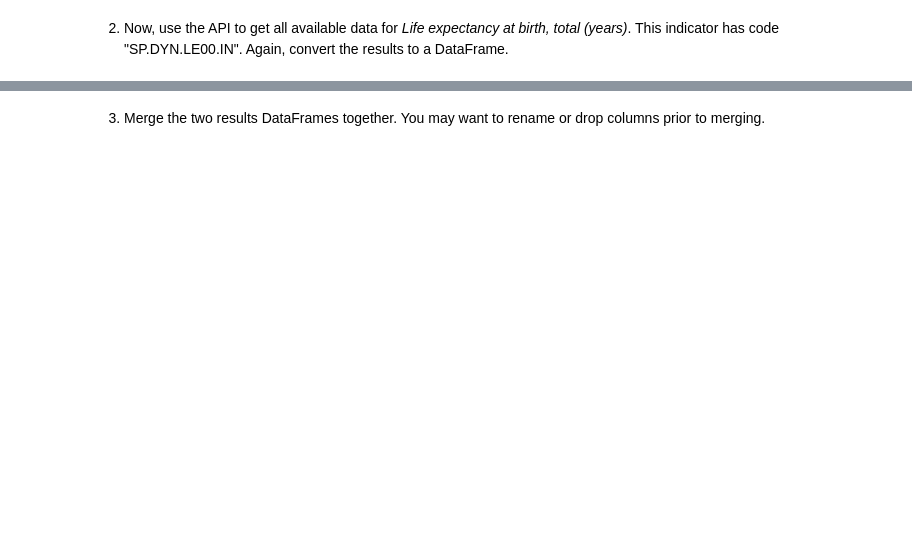
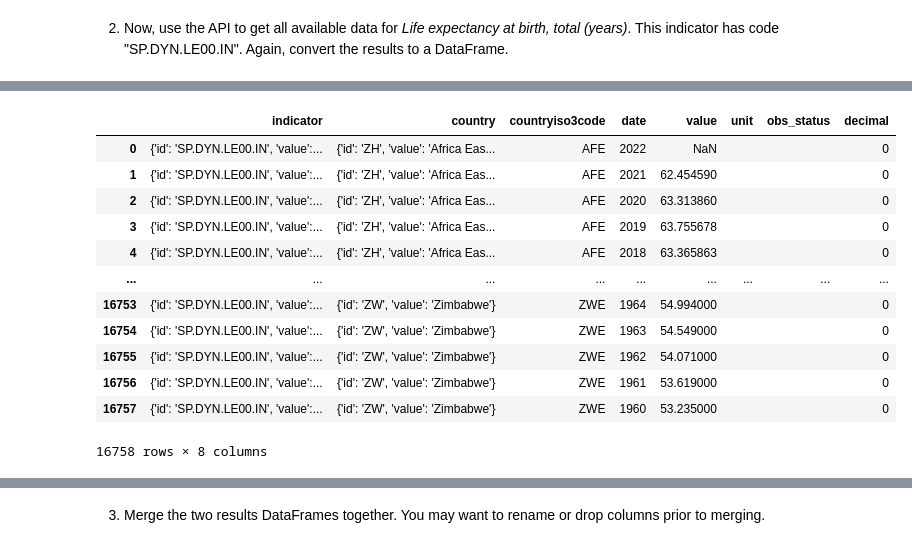
Before and after one commit to nss-data-science-cohort-7/api-exercise-brigancer, a Jupyter notebook: notebooks/UNData_API_Exercise.ipynb, the cells around one changed output, grey strips where cells are left out. Drawn from its saved outputs; the diff is of its cells as text; code cells hidden in the pictures; blank space fills up the shorter version.

```diff
--- a/notebooks/UNData_API_Exercise.ipynb
+++ b/notebooks/UNData_API_Exercise.ipynb
@@ -25,0 +114,16 @@ pd.DataFrame(response.json()['near_earth_objects']['2022-01-07']).head(2)
+# %%
+pd.DataFrame(response2[1])
+# %% [output]
+|  | indicator | country | countryiso3code | date | value | unit | obs_status | decimal |
+| 0 | {'id': 'SP.DYN.LE00.IN', 'value':... | {'id': 'ZH', 'value': 'Africa Eas... | AFE | 2022 | NaN |  |  | 0 |
+| 1 | {'id': 'SP.DYN.LE00.IN', 'value':... | {'id': 'ZH', 'value': 'Africa Eas... | AFE | 2021 | 62.454590 |  |  | 0 |
+| 2 | {'id': 'SP.DYN.LE00.IN', 'value':... | {'id': 'ZH', 'value': 'Africa Eas... | AFE | 2020 | 63.313860 |  |  | 0 |
+| 3 | {'id': 'SP.DYN.LE00.IN', 'value':... | {'id': 'ZH', 'value': 'Africa Eas... | AFE | 2019 | 63.755678 |  |  | 0 |
+| 4 | {'id': 'SP.DYN.LE00.IN', 'value':... | {'id': 'ZH', 'value': 'Africa Eas... | AFE | 2018 | 63.365863 |  |  | 0 |
+| ... | ... | ... | ... | ... | ... | ... | ... | ... |
+| 16753 | {'id': 'SP.DYN.LE00.IN', 'value':... | {'id': 'ZW', 'value': 'Zimbabwe'} | ZWE | 1964 | 54.994000 |  |  | 0 |
+| 16754 | {'id': 'SP.DYN.LE00.IN', 'value':... | {'id': 'ZW', 'value': 'Zimbabwe'} | ZWE | 1963 | 54.549000 |  |  | 0 |
+| 16755 | {'id': 'SP.DYN.LE00.IN', 'value':... | {'id': 'ZW', 'value': 'Zimbabwe'} | ZWE | 1962 | 54.071000 |  |  | 0 |
+| 16756 | {'id': 'SP.DYN.LE00.IN', 'value':... | {'id': 'ZW', 'value': 'Zimbabwe'} | ZWE | 1961 | 53.619000 |  |  | 0 |
+| 16757 | {'id': 'SP.DYN.LE00.IN', 'value':... | {'id': 'ZW', 'value': 'Zimbabwe'} | ZWE | 1960 | 53.235000 |  |  | 0 |
+16758 rows × 8 columns
```
Also changed, not shown: parts of 59 cells of this notebook.
